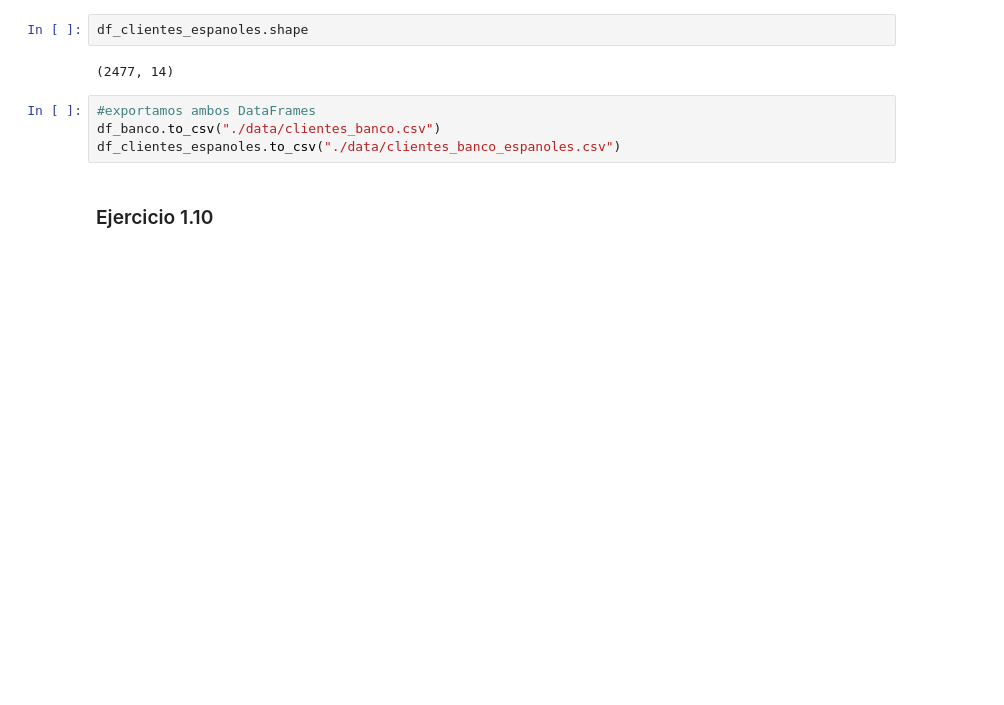
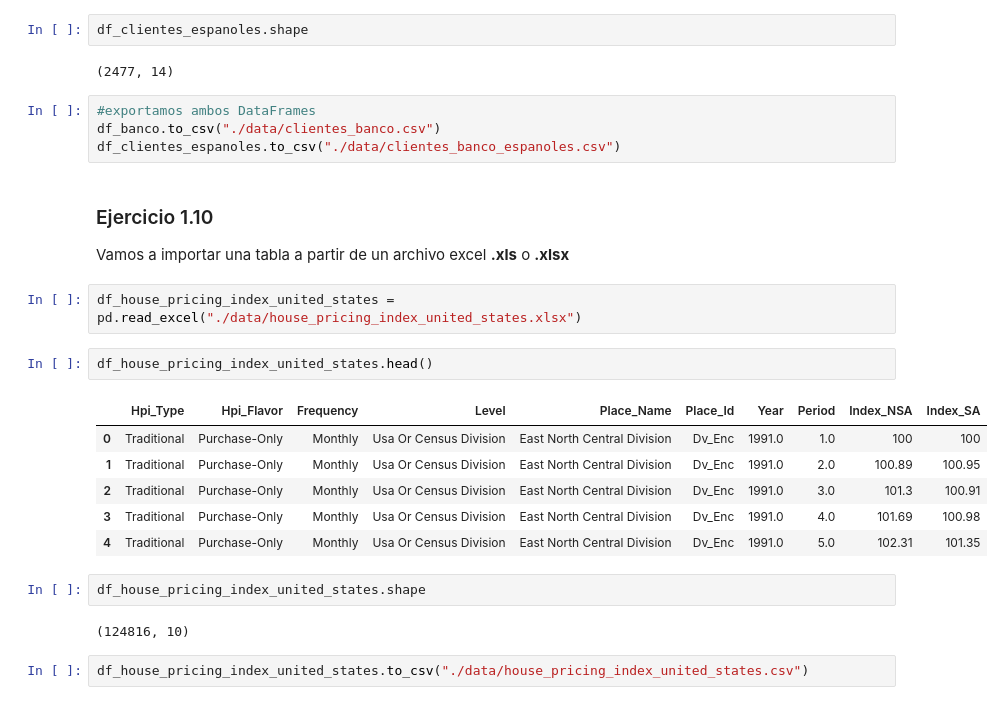
Before and after one commit to sofiagoszko/practicas-analisis-datos, a Jupyter notebook: python/PythonClase10-Nulos-Archivos/PythonClase10-Pandas-ManejoDeArchivos.ipynb, the cells around one changed output. Drawn from its saved outputs; the diff is of its cells as text; blank space fills up the shorter version.

Commit message:
trabajo con archivos de excel

```diff
--- a/python/PythonClase10-Nulos-Archivos/PythonClase10-Pandas-ManejoDeArchivos.ipynb
+++ b/python/PythonClase10-Nulos-Archivos/PythonClase10-Pandas-ManejoDeArchivos.ipynb
@@ -396,5 +396,24 @@ df_clientes_espanoles.shape
 #exportamos ambos DataFrames
 df_banco.to_csv("./data/clientes_banco.csv")
 df_clientes_espanoles.to_csv("./data/clientes_banco_espanoles.csv")
-# %% [markdown]
-### Ejercicio 1.10
+# %% [markdown]
+### Ejercicio 1.10
+
+Vamos a importar una tabla a partir de un archivo excel **.xls** o **.xlsx**
+# %%
+df_house_pricing_index_united_states = pd.read_excel("./data/house_pricing_index_united_states.xlsx")
+# %%
+df_house_pricing_index_united_states.head()
+# %% [output]
+|  | Hpi_Type | Hpi_Flavor | Frequency | Level | Place_Name | Place_Id | Year | Period | Index_NSA | Index_SA |
+| 0 | Traditional | Purchase-Only | Monthly | Usa Or Census Division | East North Central Division | Dv_Enc | 1991.0 | 1.0 | 100 | 100 |
+| 1 | Traditional | Purchase-Only | Monthly | Usa Or Census Division | East North Central Division | Dv_Enc | 1991.0 | 2.0 | 100.89 | 100.95 |
+| 2 | Traditional | Purchase-Only | Monthly | Usa Or Census Division | East North Central Division | Dv_Enc | 1991.0 | 3.0 | 101.3 | 100.91 |
+| 3 | Traditional | Purchase-Only | Monthly | Usa Or Census Division | East North Central Division | Dv_Enc | 1991.0 | 4.0 | 101.69 | 100.98 |
+| 4 | Traditional | Purchase-Only | Monthly | Usa Or Census Division | East North Central Division | Dv_Enc | 1991.0 | 5.0 | 102.31 | 101.35 |
+# %%
+df_house_pricing_index_united_states.shape
+# %% [output]
+(124816, 10)
+# %%
+df_house_pricing_index_united_states.to_csv("./data/house_pricing_index_united_states.csv")
```
Also changed, not shown: 1 other file.
